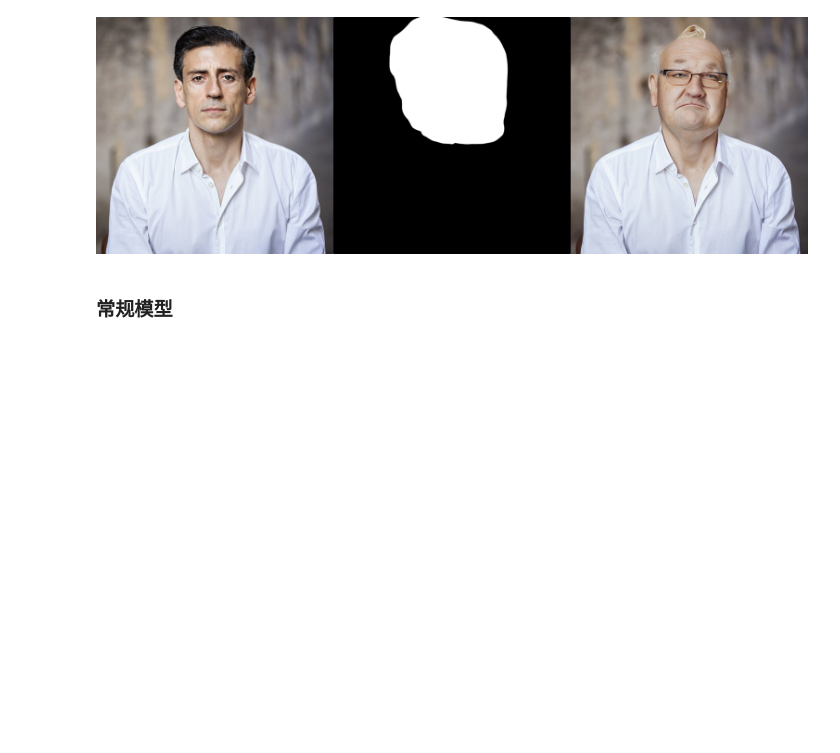
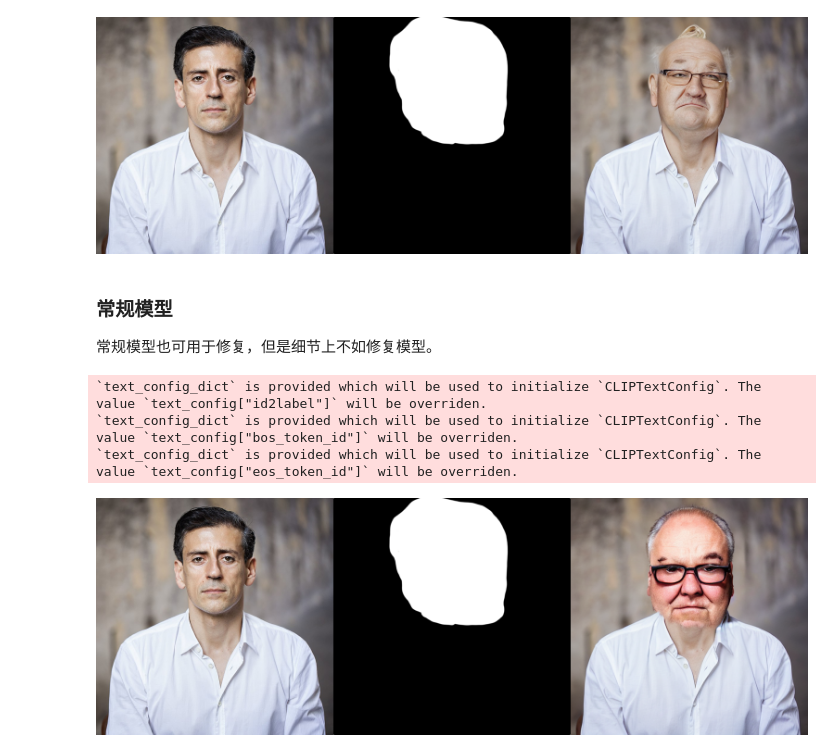
Before and after one commit to MarshalW/jupyter-notebook, a Jupyter notebook: stable-diffusion/14.pipeline-inpainting.ipynb, the cells around one changed output. Saved outputs shown, nothing was run; the diff lists cells and outputs as text; code cells hidden in the pictures; blank space fills up the shorter version.

```diff
--- a/stable-diffusion/14.pipeline-inpainting.ipynb
+++ b/stable-diffusion/14.pipeline-inpainting.ipynb
@@ -67,3 +67,32 @@ make_image_grid([init_image,mask_image, image], rows=1, cols=3,resize=512)
 [figure]
 # %% [markdown]
 ### 常规模型
+
+常规模型也可用于修复，但是细节上不如修复模型。
+# %%
+import torch
+from diffusers import AutoPipelineForInpainting
+from diffusers.utils import load_image, make_image_grid
+
+model_path="/models/stable-diffusion-v1-5"
+pipeline = AutoPipelineForInpainting.from_pretrained(
+    model_path, torch_dtype=torch.float16, variant="fp16"
+)
+pipeline.enable_model_cpu_offload()
+# remove following line if xFormers is not installed or you have PyTorch 2.0 or higher installed
+pipeline.enable_xformers_memory_efficient_attention()
+
+# load base and mask image
+init_image = load_image("./inpaint2.jpeg")
+mask_image = load_image("./inpaint_mask2a.png")
+
+generator = torch.Generator("cuda").manual_seed(10)
+prompt = "The face of a fat older man, 8k"
+image = pipeline(prompt=prompt, image=init_image, mask_image=mask_image, generator=generator).images[0]
+
+make_image_grid([init_image, mask_image, image], rows=1, cols=3,resize=512)
+# %% [output]
+`text_config_dict` is provided which will be used to initialize `CLIPTextConfig`. The value `text_config["id2label"]` will be overriden.
+`text_config_dict` is provided which will be used to initialize `CLIPTextConfig`. The value `text_config["bos_token_id"]` will be overriden.
+`text_config_dict` is provided which will be used to initialize `CLIPTextConfig`. The value `text_config["eos_token_id"]` will be overriden.
+[figure, added]
```
